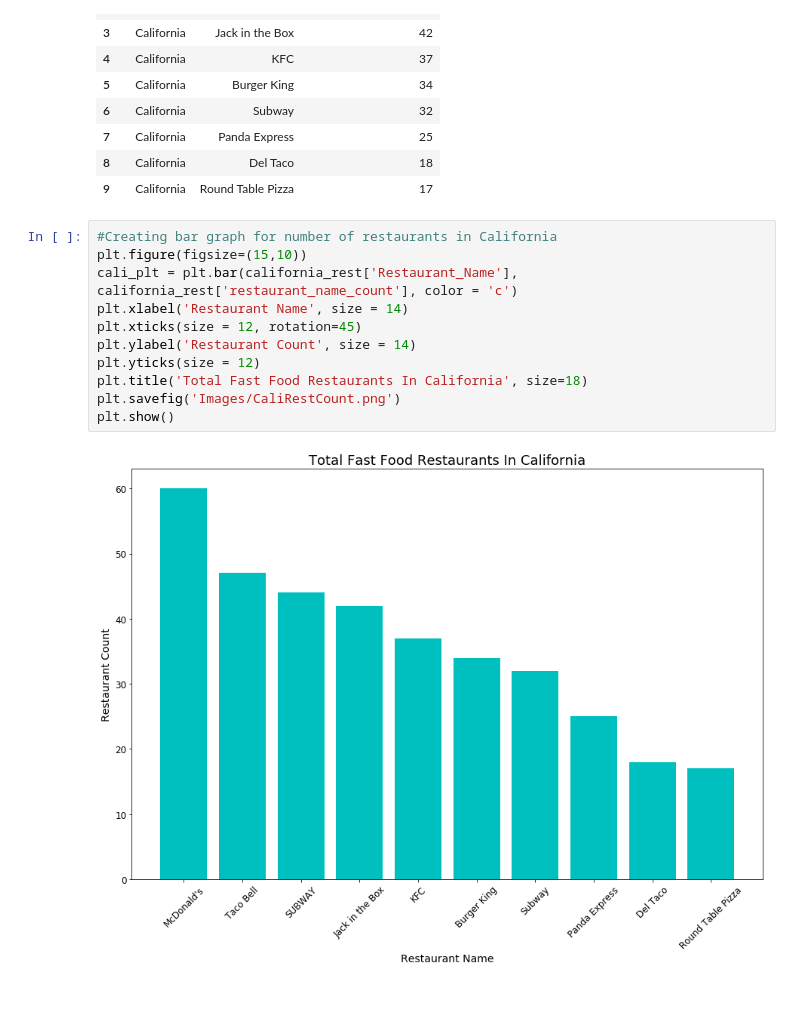
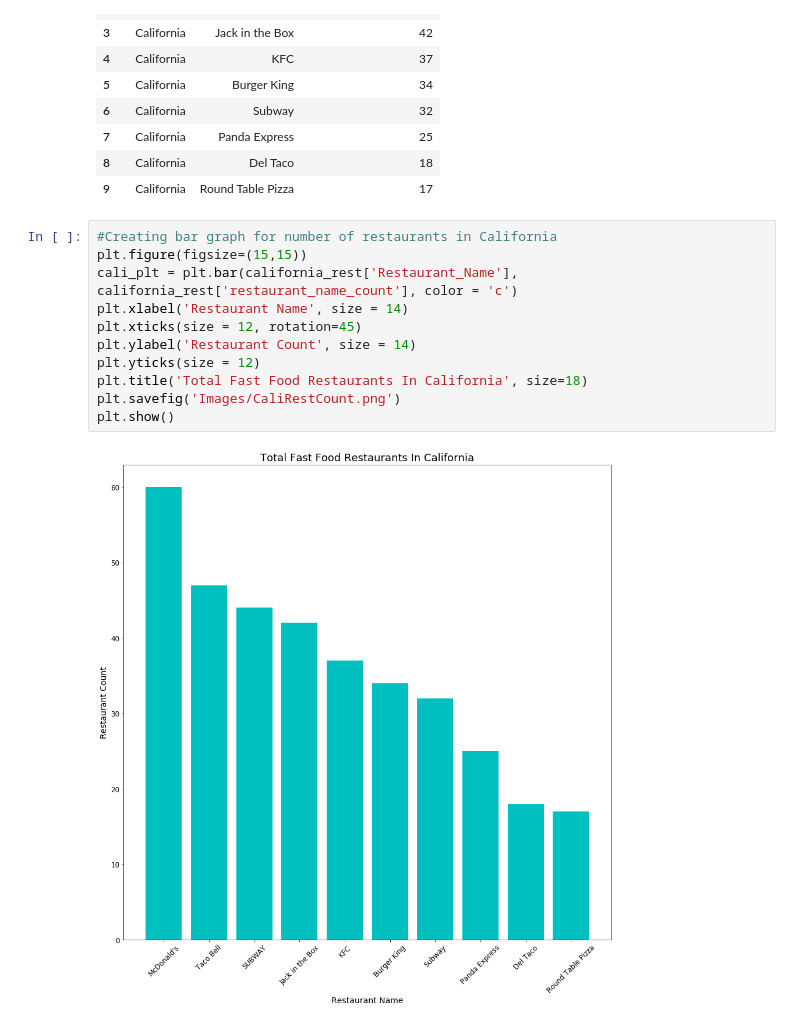
Before and after one commit to jhye1023/States-FastFood-Project, a Jupyter notebook: ETL_main.ipynb, the cells around one changed output. Drawn from its saved outputs; the diff is of its cells as text; blank space fills up the shorter version.

```diff
--- a/ETL_main.ipynb
+++ b/ETL_main.ipynb
@@ -395,14 +395,14 @@ california_rest
 | 9 | California | Round Table Pizza | 17 |
 # %%
 #Creating bar graph for number of restaurants in California
-plt.figure(figsize=(15,10))
+plt.figure(figsize=(15,15))
 cali_plt = plt.bar(california_rest['Restaurant_Name'], california_rest['restaurant_name_count'], color = 'c')
 plt.xlabel('Restaurant Name', size = 14)
 plt.xticks(size = 12, rotation=45)
 plt.ylabel('Restaurant Count', size = 14)
 plt.yticks(size = 12)
 plt.title('Total Fast Food Restaurants In California', size=18)
 plt.savefig('Images/CaliRestCount.png')
 plt.show()
 # %% [output]
-[figure, old version]
+[figure, new version]
```
Also changed, not shown: parts of 2 cells of this notebook, 2 other files.
